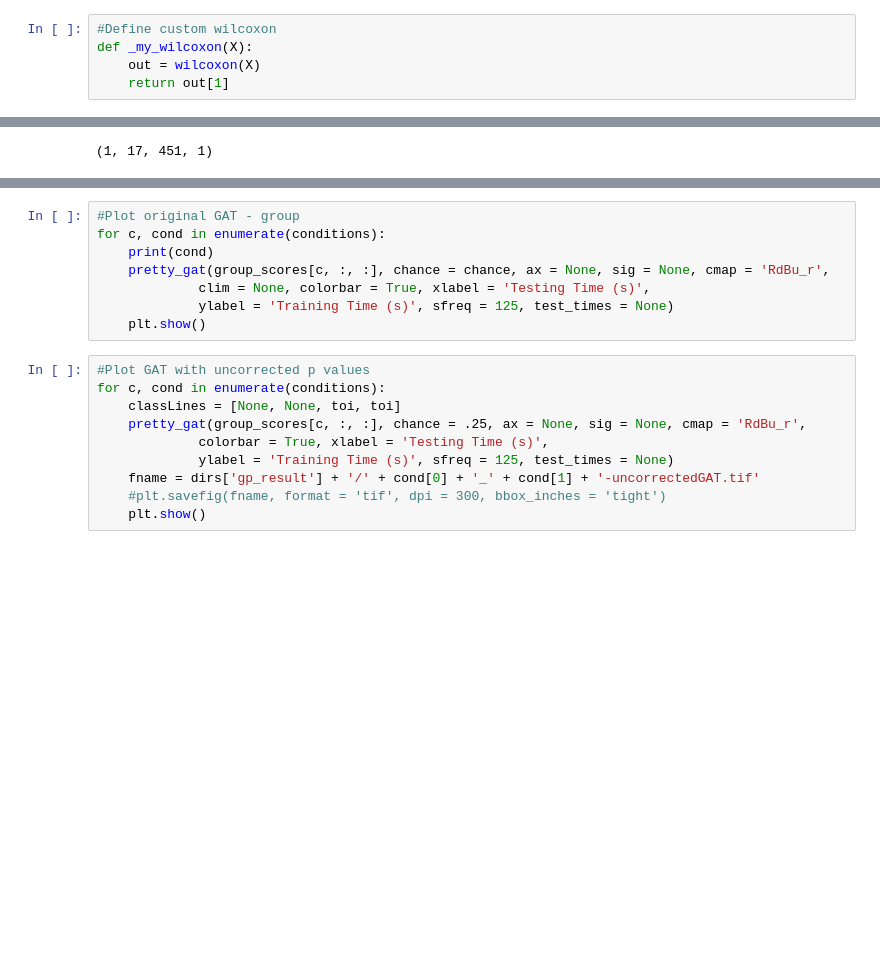
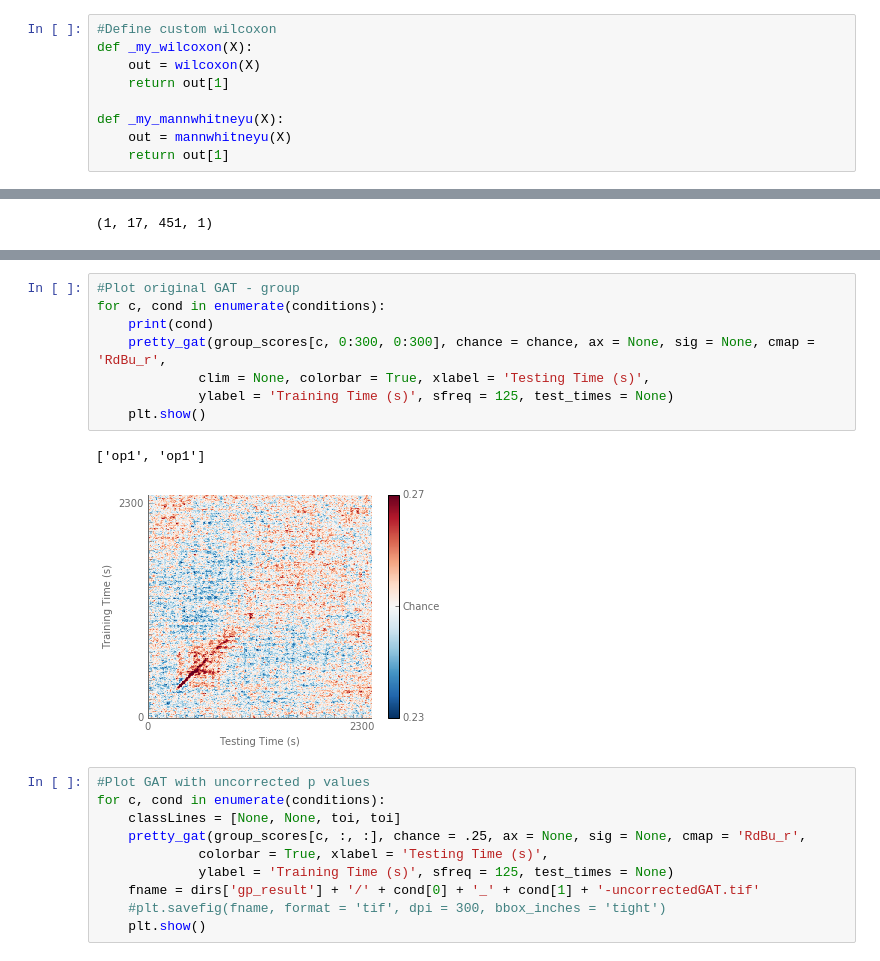
Before and after one commit to pinheirochagas/Calc_MEG, a Jupyter notebook: decoding/notebooks/decoding_notebook.ipynb, the cells around one changed output, grey strips where cells are left out. Saved outputs shown, nothing was run; the diff lists cells and outputs as text; blank space fills up the shorter version.

```diff
--- a/decoding/notebooks/decoding_notebook.ipynb
+++ b/decoding/notebooks/decoding_notebook.ipynb
@@ -20,6 +21,10 @@ from jr.stats import gat_stats, parallel_stats
 def _my_wilcoxon(X):
     out = wilcoxon(X)
     return out[1]
+
+def _my_mannwhitneyu(X):
+    out = mannwhitneyu(X)
+    return out[1]
 # %%
 #Basics
 #Paths
@@ -159,11 +198,14 @@ IndexError: index 0 is out of bounds for axis 0 with size 0
 # %%
 #Plot original GAT - group
 for c, cond in enumerate(conditions):
     print(cond)
-    pretty_gat(group_scores[c, :, :], chance = chance, ax = None, sig = None, cmap = 'RdBu_r',
+    pretty_gat(group_scores[c, 0:300, 0:300], chance = chance, ax = None, sig = None, cmap = 'RdBu_r',
              clim = None, colorbar = True, xlabel = 'Testing Time (s)',
              ylabel = 'Training Time (s)', sfreq = 125, test_times = None)
     plt.show()
+# %% [output]
+['op1', 'op1']
+[figure, added]
 # %%
 #Plot GAT with uncorrected p values
 for c, cond in enumerate(conditions):
```
Also changed, not shown: parts of 9 cells of this notebook, 27 other files.
